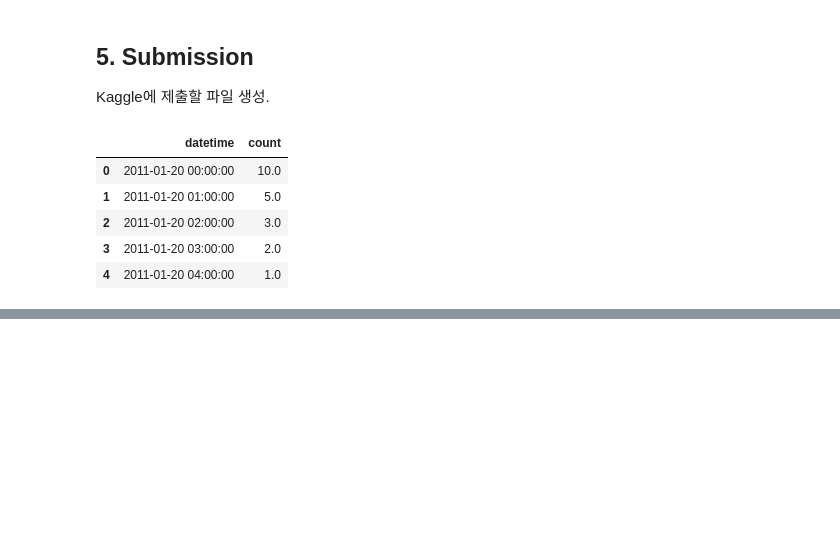
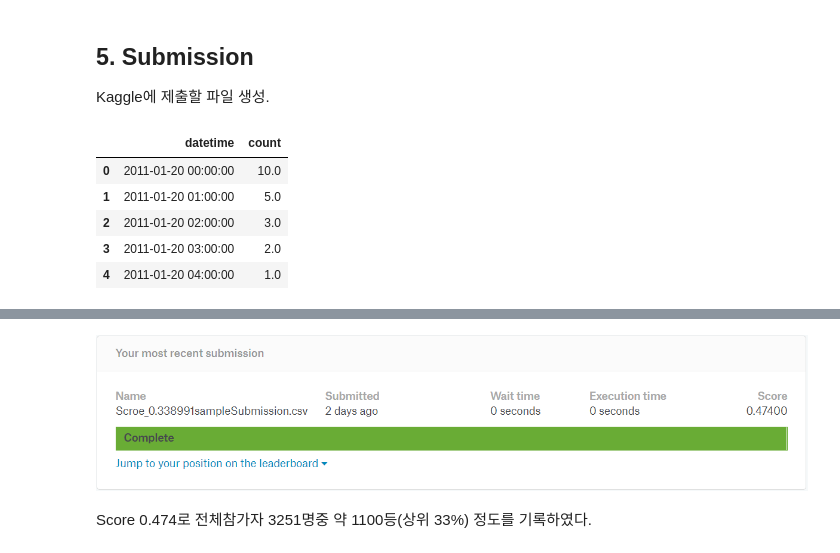
Before and after one commit to tmdrb0707/Python, a Jupyter notebook: bike_sharing_demand/bike_sharing_demand.ipynb, the cells around one changed output, grey strips where cells are left out. Drawn from its saved outputs; the diff is of its cells as text; code cells hidden in the pictures; blank space fills up the shorter version.

```diff
--- a/bike_sharing_demand/bike_sharing_demand.ipynb
+++ b/bike_sharing_demand/bike_sharing_demand.ipynb
@@ -553,0 +552,6 @@ Score 0.4740으로 전체에서 약 1100등(상위 33%정도)에 랭킹 되었
+# %%
+Image.open('C:\\Users\\DS-18-D3-001\\Dropbox\\git\\Python\\bike_sharing_demand\\img\\Score.png')
+# %% [output]
+[figure, added]
+# %% [markdown]
+Score 0.474로 전체참가자 3251명중 약 1100등(상위 33%) 정도를 기록하였다.
```
Also changed, not shown: parts of 2 cells of this notebook.
